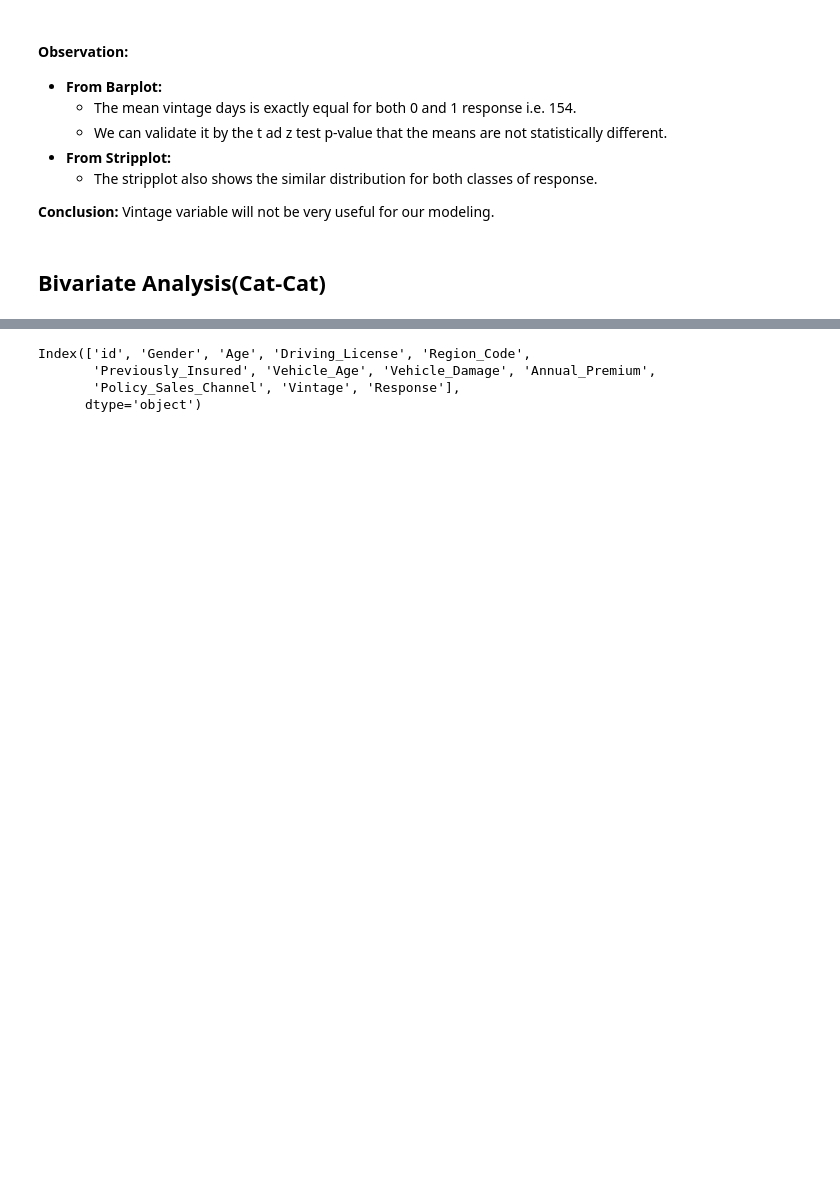
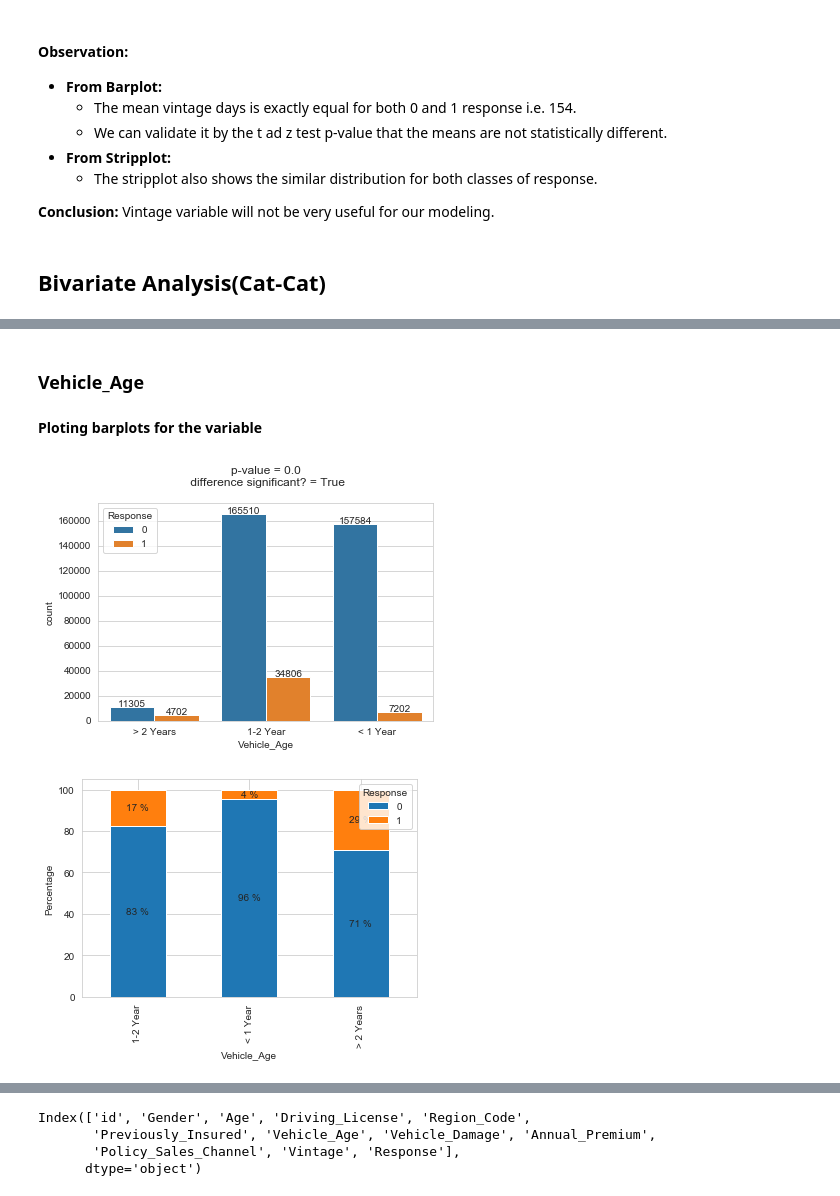
Before and after one commit to Kamaldeep0077/Cross-Sell-Prediction, a Jupyter notebook: Cross-Sell Prediction.ipynb, the cells around one changed output, grey strips where cells are left out. Saved outputs shown, nothing was run; the diff lists cells and outputs as text; code cells hidden in the pictures; blank space fills up the shorter version.

```diff
--- a/Cross-Sell Prediction.ipynb
+++ b/Cross-Sell Prediction.ipynb
@@ -695,0 +760,9 @@ BVA_categorical_plot(train, 'Response', 'Previously_Insured')
+# %% [markdown]
+### Vehicle_Age
+# %% [markdown]
+**Ploting barplots for the variable**
+# %%
+BVA_cat_cat(train, 'Response', 'Vehicle_Age')
+# %% [output]
+[figure, added]
+[figure, added]
```
Also changed, not shown: parts of 25 cells of this notebook.
